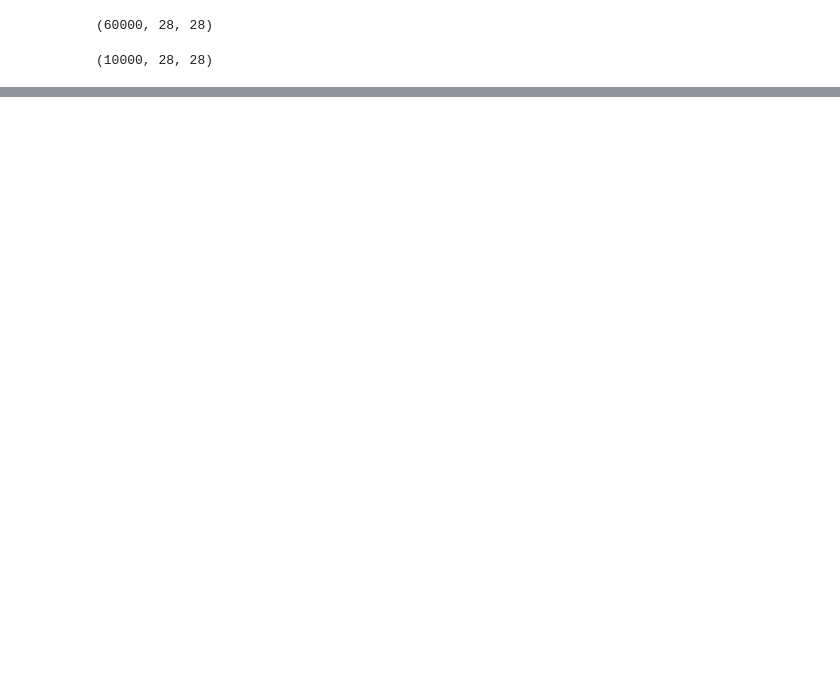
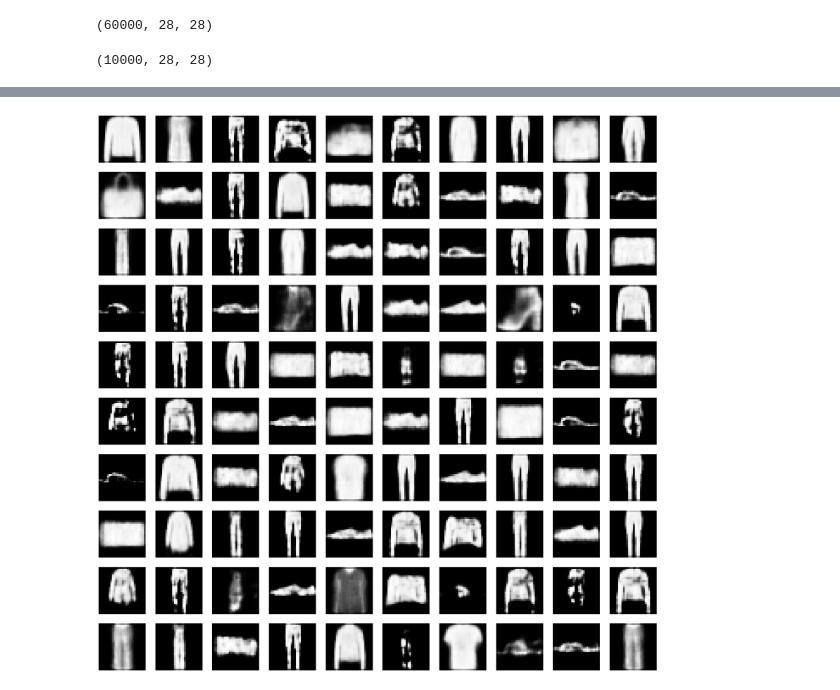
Before and after one commit to henricobela/Python, a Jupyter notebook: Faculdade/FIAP/Segundo_ano/GANS/aula7.ipynb, the cells around one changed output, grey strips where cells are left out. Saved outputs shown, nothing was run; the diff lists cells and outputs as text; code cells hidden in the pictures; blank space fills up the shorter version.

```diff
--- a/Faculdade/FIAP/Segundo_ano/GANS/aula7.ipynb
+++ b/Faculdade/FIAP/Segundo_ano/GANS/aula7.ipynb
@@ -133,0 +218,13 @@ _________________________________________________________________
+# %%
+z = np.random.normal(loc=0, scale=4, size=(100,2))
+synth = vae.decoder.predict(z)
+
+plt.figure(figsize=(28,28))
+
+for i in range(100):
+    plt.subplot(10,10,i+1)
+    plt.imshow(synth[i].reshape((28,28)), cmap="Greys_r")
+    plt.axis('off')
+
+plt.show();
+# %% [output]
@@ -133,0 +232 @@ _________________________________________________________________
+[figure, added]
```
Also changed, not shown: parts of 17 cells of this notebook, 8 other files.
